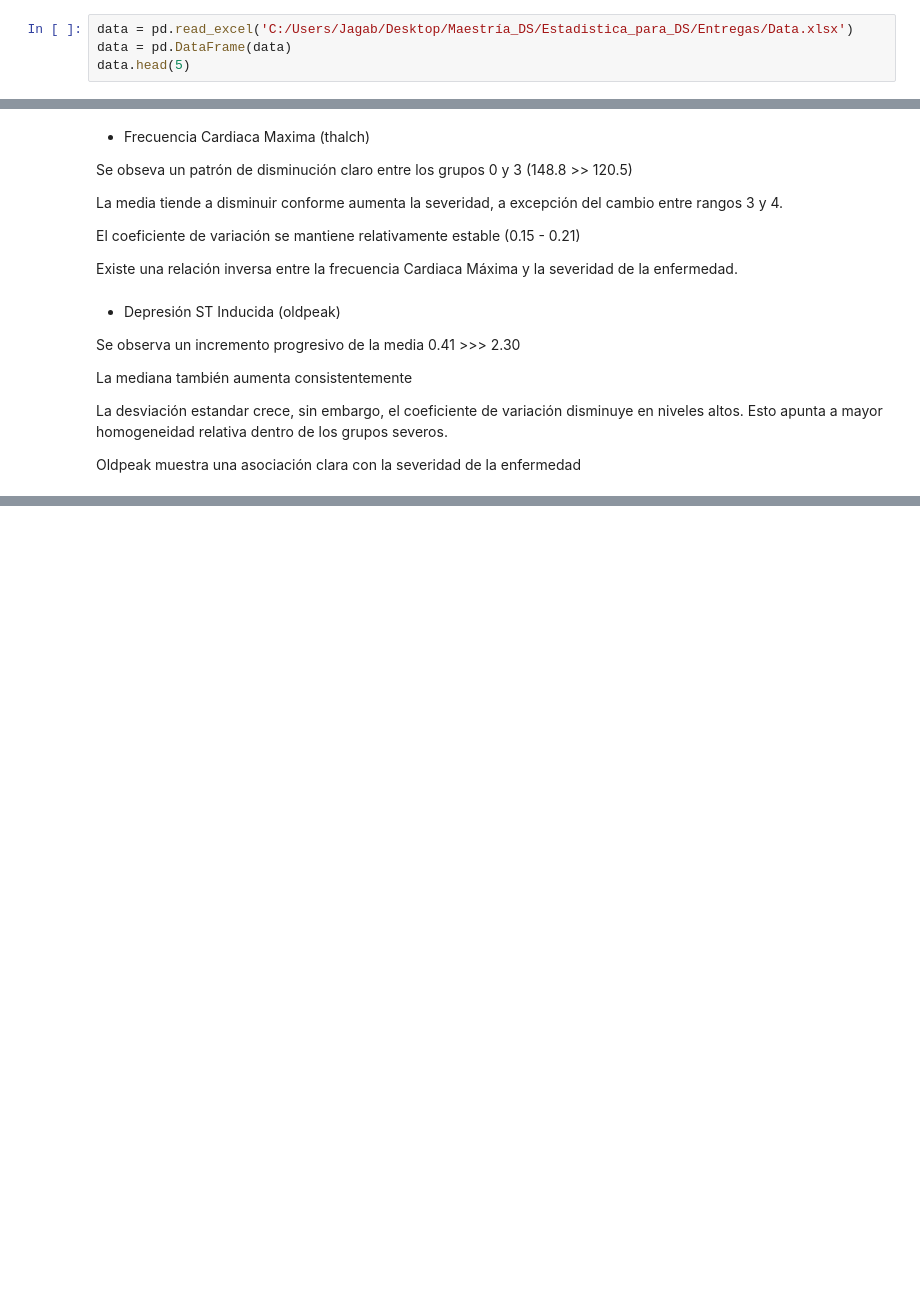
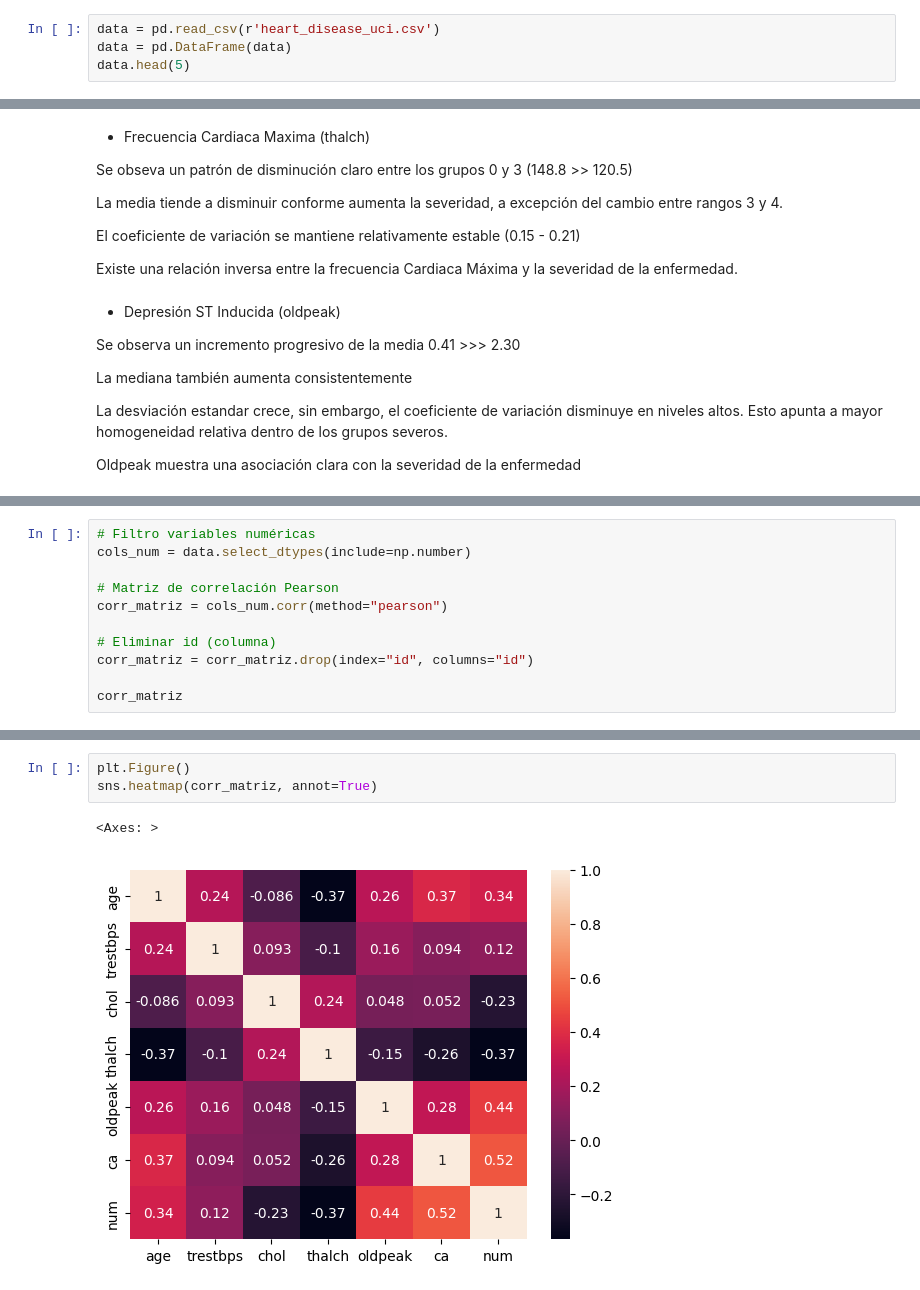
Before and after one commit to Jagaba2507/Estadistica-DS--1, a Jupyter notebook: TL1 Estadistica DS.ipynb, the cells around one changed output, grey strips where cells are left out. Saved outputs shown, nothing was run; the diff lists cells and outputs as text; blank space fills up the shorter version.

```diff
--- a/TL1 Estadistica DS.ipynb
+++ b/TL1 Estadistica DS.ipynb
@@ -11,7 +11,7 @@ import seaborn as sns
 
 3.1 Carga los datos y realiza una inspección inicial (estructura, nombres de variables, tipos de datos).
 # %%
-data = pd.read_excel('C:/Users/Jagab/Desktop/Maestría_DS/Estadistica_para_DS/Entregas/Data.xlsx')
+data = pd.read_csv(r'heart_disease_uci.csv')
 data = pd.DataFrame(data)
 data.head(5)
 # %% [output]
@@ -261,0 +333,11 @@ Oldpeak muestra una asociación clara con la severidad de la enfermedad
+# %%
+# Filtro variables numéricas
+cols_num = data.select_dtypes(include=np.number)
+
+# Matriz de correlación Pearson
+corr_matriz = cols_num.corr(method="pearson")
+
+# Eliminar id (columna)
+corr_matriz = corr_matriz.drop(index="id", columns="id")
+
+corr_matriz
@@ -261,0 +353,6 @@ Oldpeak muestra una asociación clara con la severidad de la enfermedad
+# %%
+plt.Figure()
+sns.heatmap(corr_matriz, annot=True)
+# %% [output]
+<Axes: >
+[figure, added]
```
Also changed, not shown: parts of 20 cells of this notebook.
